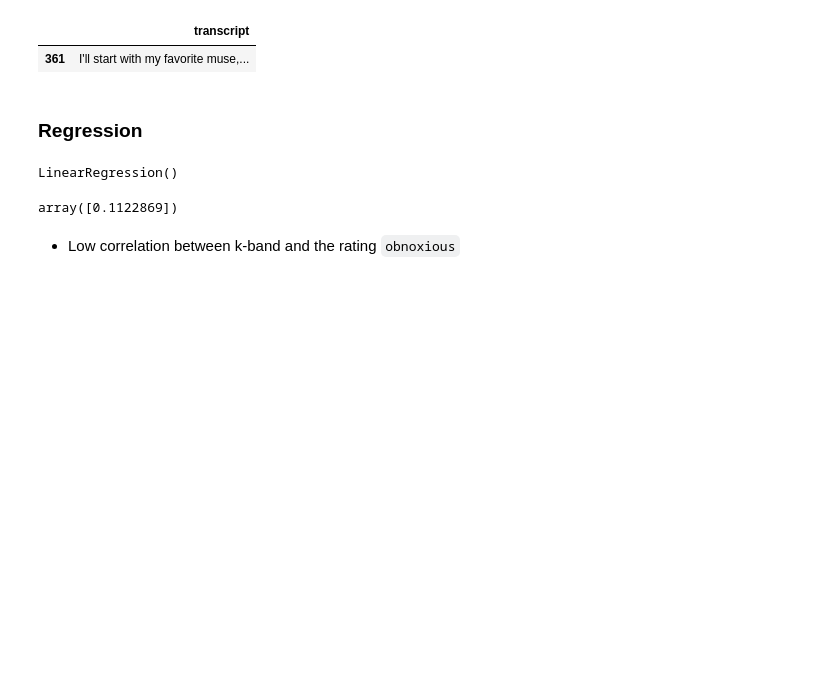
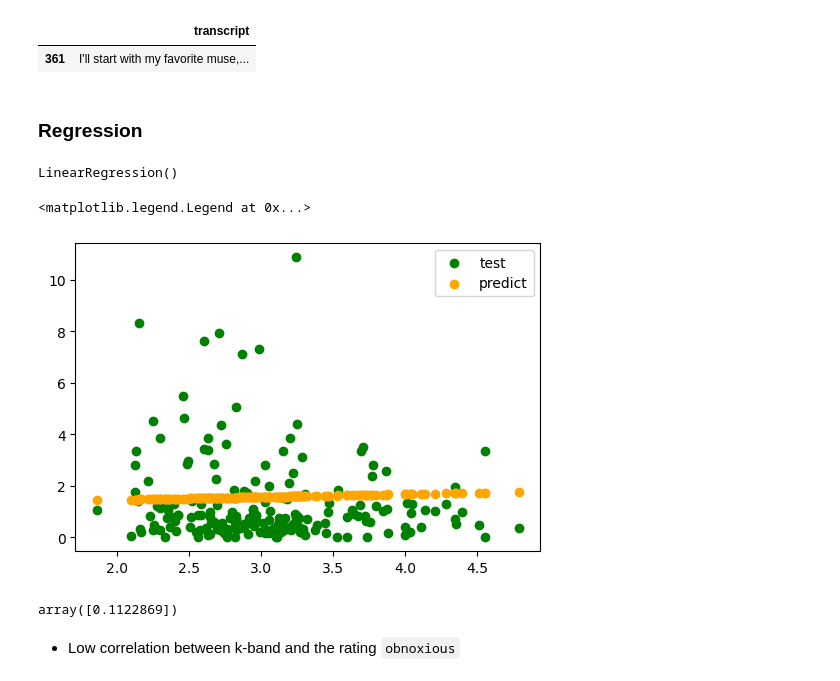
Before and after one commit to Data-Science-for-Linguists-2023/TED-Talk-Rating-Analysis, a Jupyter notebook: code/TED_talk_Analysis.ipynb, the cells around one changed output. Drawn from its saved outputs; the diff is of its cells as text; code cells hidden in the pictures; blank space fills up the shorter version.

```diff
--- a/code/TED_talk_Analysis.ipynb
+++ b/code/TED_talk_Analysis.ipynb
@@ -369,9 +369,23 @@ kband_train, kband_test, obs_train, obs_test = train_test_split(ted_clean[['kban
 # import linear regression and run the model
 from sklearn.linear_model import LinearRegression
 
-regressor = LinearRegression()
-regressor.fit(kband_train, obs_train)
+obs_regressor = LinearRegression()
+obs_regressor.fit(kband_train, obs_train)
 # %% [output]
 LinearRegression()
+# %%
+obs_pred = obs_regressor.predict(kband_test)
+# %%
+fig = plt.figure(figsize=(6,4))
+fig.set_facecolor('white')
+ax = fig.add_subplot()
+
+ax.scatter(kband_test, obs_test, color = 'green', marker = 'o', label = "test")
+ax.scatter(kband_test, obs_pred, color = 'orange', marker = 'o', label = "predict")
+
+ax.legend()
+# %% [output]
+<matplotlib.legend.Legend at 0x...>
+[figure, added]
 # %%
 # calculate the coefficient; the strength of the correlation
```
Also changed, not shown: parts of 6 cells of this notebook.
